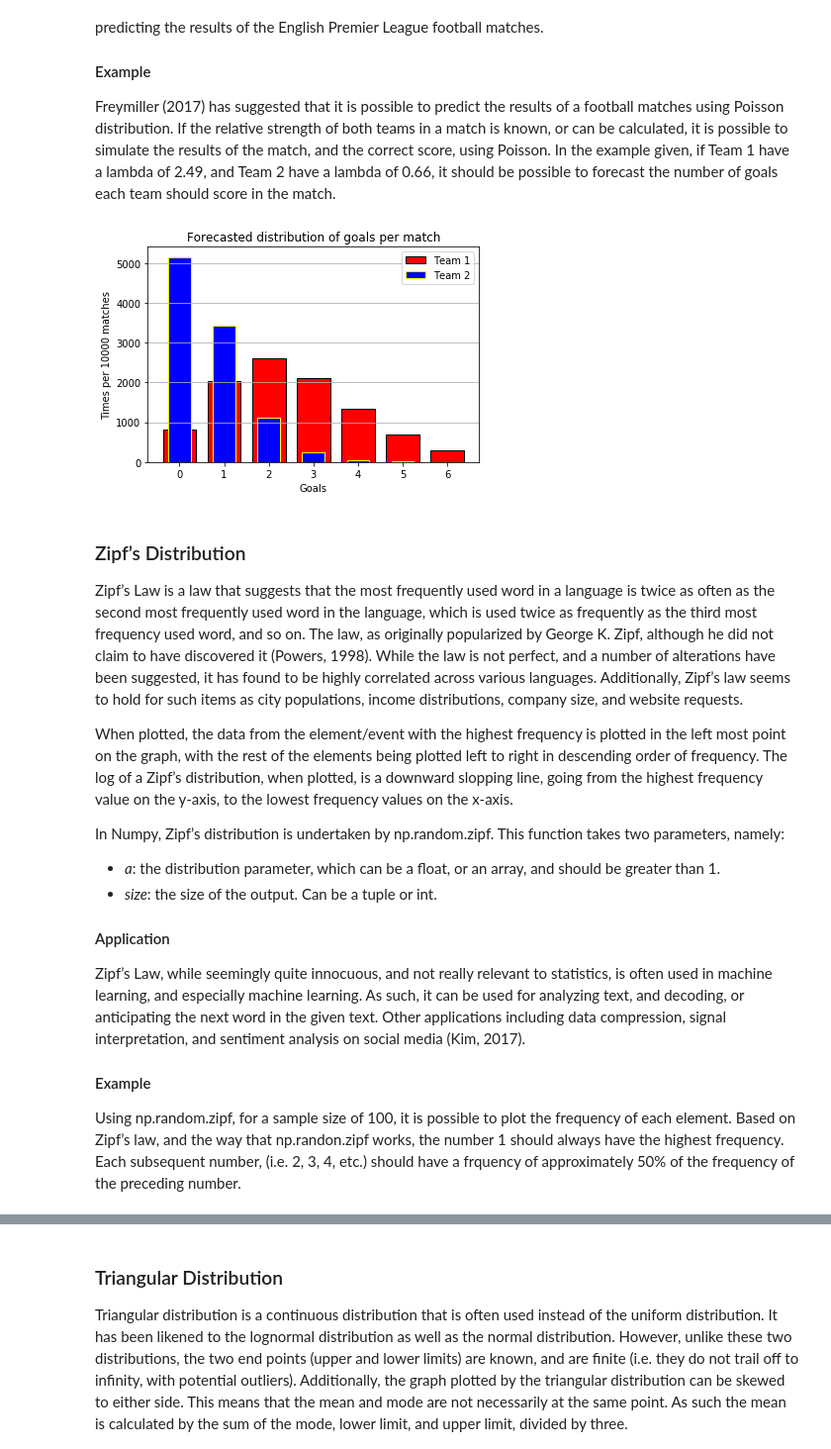
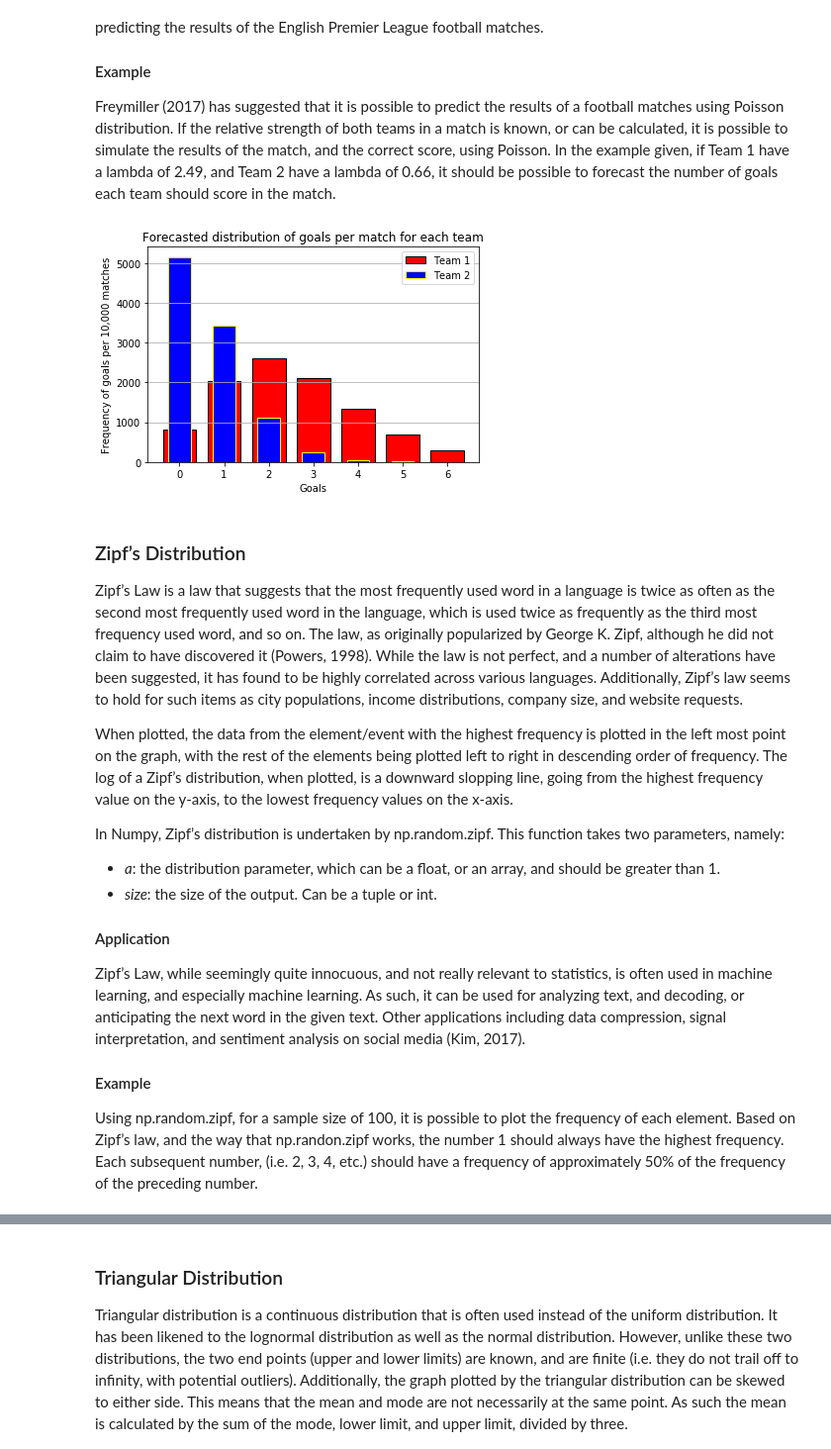
Before and after one commit to Clauric/GMIT_PfDA_Assessment, a Jupyter notebook: Numpy Assignment.ipynb, the cells around one changed output, grey strips where cells are left out. Shown at 99% size. Cells and saved outputs as stored; diff of their text form; code cells hidden in the pictures.

```diff
--- a/Numpy Assignment.ipynb
+++ b/Numpy Assignment.ipynb
@@ -302,46 +305,46 @@ Poisson distribution can be used a variety of places, and situations. These can
 
 Freymiller (2017) has suggested that it is possible to predict the results of a football matches using Poisson distribution. If the relative strength of both teams in a match is known, or can be calculated, it is possible to simulate the results of the match, and the correct score, using Poisson. In the example given, if Team 1 have a lambda of 2.49, and Team 2 have a lambda of 0.66, it should be possible to forecast the number of goals each team should score in the match.
 # %%
-# Numpy.random.poisson
+# Poisson distribution
 import numpy as np
 import matplotlib.pyplot as plt
 
-# set seed to 22
+# Set seed to 22
 np.random.seed(22)
 
-# size
+# Size
 s = 10000
 
 # Team 1 Poisson probability with lambda = 2.49
 x = np.random.poisson(2.49, s)
 
-# set random seed to 22
+# Set random seed to 22
 np.random.seed(22)
 
-# Team 2 Poisson probability with lamda = 0.66
+# Team 2 Poisson probability with lambda = 0.66
 y = np.random.poisson(0.66, s)
 
-# plot hisorgram for Team 1
+# Plot historgram for Team 1
 plt.hist(x, label="Team 1", color="r", edgecolor="black", bins=np.arange(8.0)-0.5, rwidth=0.75)
 
-# plot histogram for Team 2
+# Plot histogram for Team 2
 plt.hist(y, label="Team 2", color="b", edgecolor="yellow", bins=np.arange(8.0)-0.5, rwidth=0.5)
 
-# Show legend on historgram
+# Show legend on histogram
 plt.legend()
 
 # Show major gridlines for y axis
-plt.grid(b=True,axis="y")
+plt.grid(True, axis="y")
 
-# show title and axial labels
-plt.title("Forecasted distribution of goals per match")
+# Show title and axial labels
+plt.title("Forecasted distribution of goals per match for each team")
 plt.xlabel("Goals")
-plt.ylabel("Times per 10000 matches")
+plt.ylabel("Frequency of goals per 10,000 matches")
 
 # Force plot
 plt.show()
 # %% [output]
-[figure, old version]
+[figure, new version]
 # %% [markdown]
 ### Zipf’s Distribution
 
@@ -359,5 +362,5 @@ Zipf’s Law, while seemingly quite innocuous, and not really relevant to statis
 
 #### Example
 
-Using np.random.zipf, for a sample size of 100, it is possible to plot the frequency of each element. Based on Zipf’s law, and the way that np.randon.zipf works, the number 1 should always have the highest frequency. Each subsequent number, (i.e. 2, 3, 4, etc.) should have a frquency of approximately 50% of the frequency of the preceding number.
+Using np.random.zipf, for a sample size of 100, it is possible to plot the frequency of each element. Based on Zipf’s law, and the way that np.randon.zipf works, the number 1 should always have the highest frequency. Each subsequent number, (i.e. 2, 3, 4, etc.) should have a frequency of approximately 50% of the frequency of the preceding number.
 # %%
```
Also changed, not shown: parts of 13 cells of this notebook.
